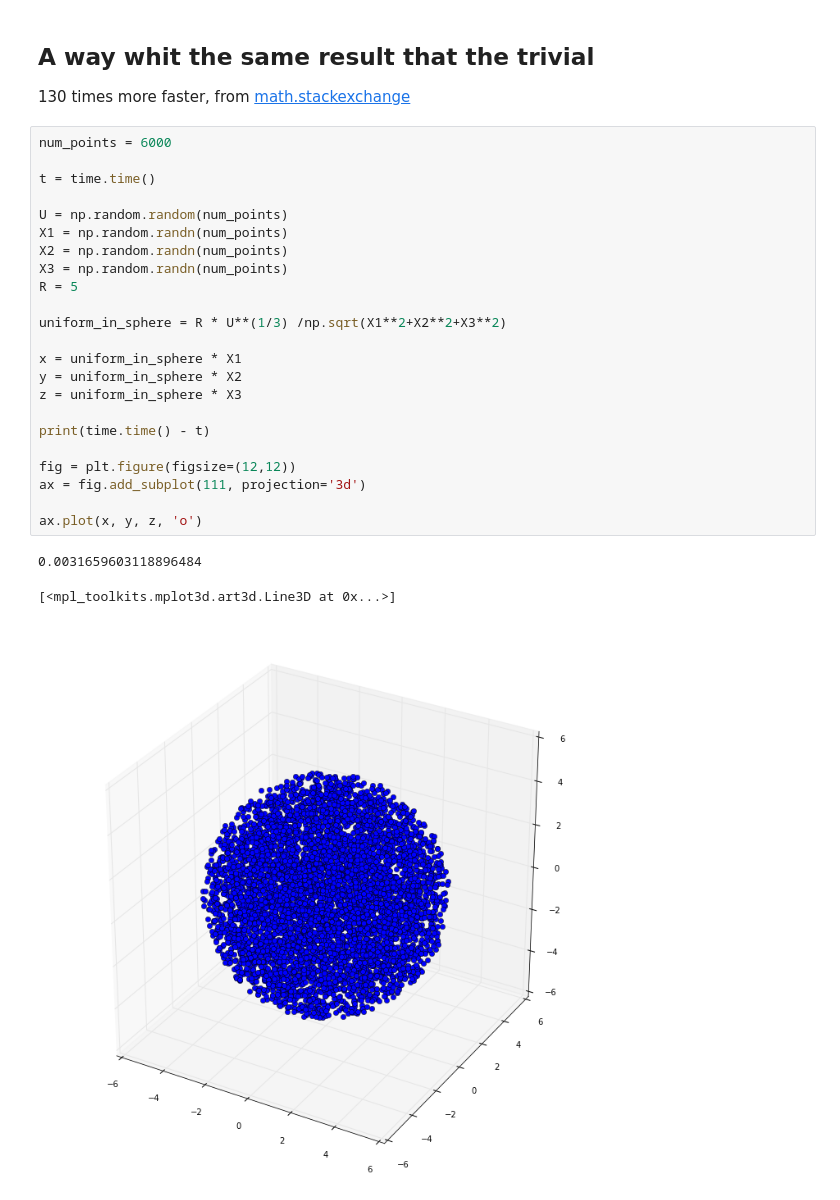
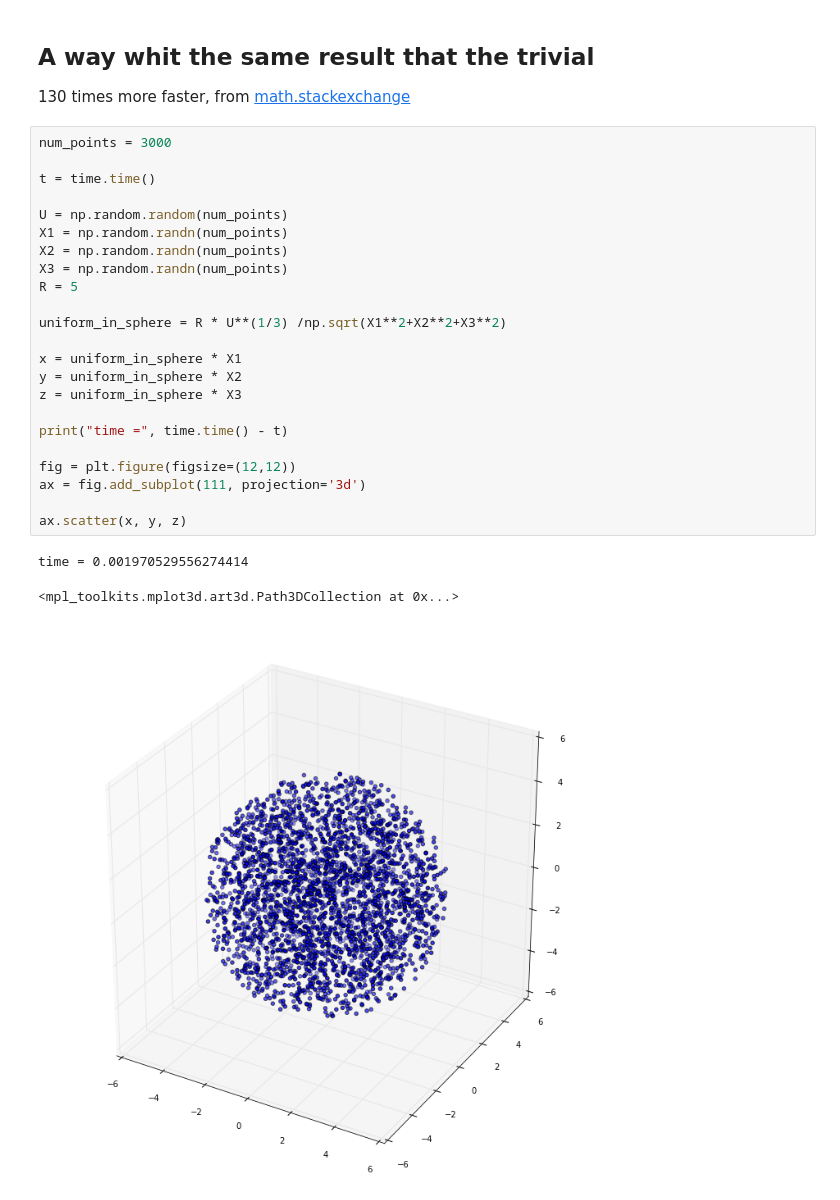
Before and after one commit to pewen/ten, a Jupyter notebook: doc/Ipython notebooks/Random points in sphere.ipynb, the cells around one changed output. Cells and saved outputs as stored; diff of their text form.

Commit message:
same number of points for all grafics

```diff
--- a/doc/Ipython notebooks/Random points in sphere.ipynb
+++ b/doc/Ipython notebooks/Random points in sphere.ipynb
@@ -106,29 +106,29 @@ ax.scatter(x_l, y_l, z_l)
 ## A way whit the same result that the trivial
 130 times more faster, from [math.stackexchange](https://math.stackexchange.com/questions/87230/picking-random-points-in-the-volume-of-sphere-with-uniform-probability)
 # %%
-num_points = 6000
+num_points = 3000
 
 t = time.time()
 
 U = np.random.random(num_points)
 X1 = np.random.randn(num_points)
 X2 = np.random.randn(num_points)
 X3 = np.random.randn(num_points)
 R = 5
 
 uniform_in_sphere = R * U**(1/3) /np.sqrt(X1**2+X2**2+X3**2)
 
 x = uniform_in_sphere * X1
 y = uniform_in_sphere * X2
 z = uniform_in_sphere * X3
 
-print(time.time() - t)
+print("time =", time.time() - t)
 
 fig = plt.figure(figsize=(12,12))
 ax = fig.add_subplot(111, projection='3d')
 
-ax.plot(x, y, z, 'o')
+ax.scatter(x, y, z)
 # %% [output]
-0.0031659603118896484
+time = 0.001970529556274414
-[<mpl_toolkits.mplot3d.art3d.Line3D at 0x...>]
+<mpl_toolkits.mplot3d.art3d.Path3DCollection at 0x...>
-[figure, old version]
+[figure, new version]
```
Also changed, not shown: parts of 4 cells of this notebook.
